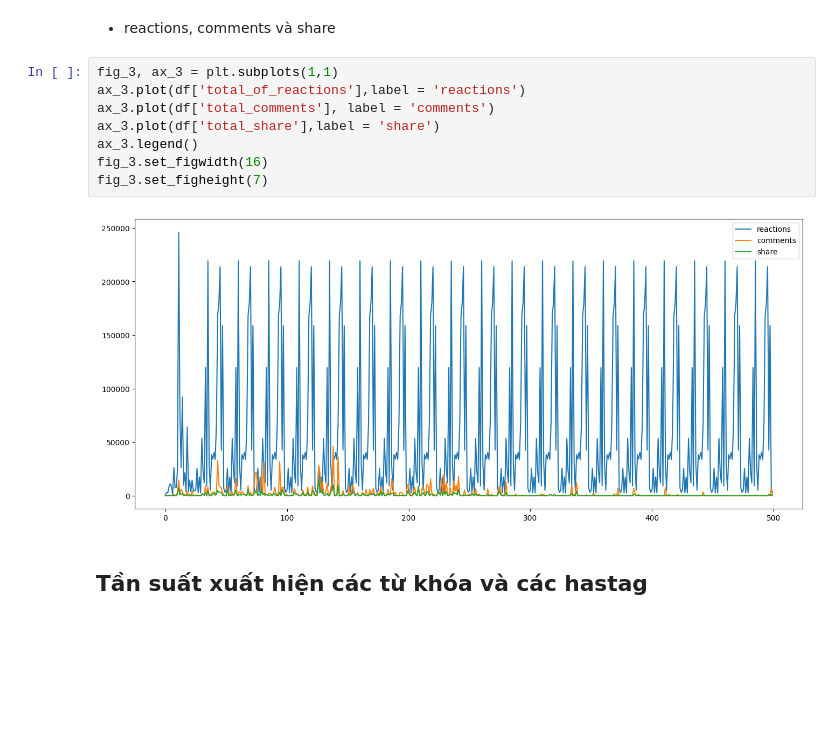
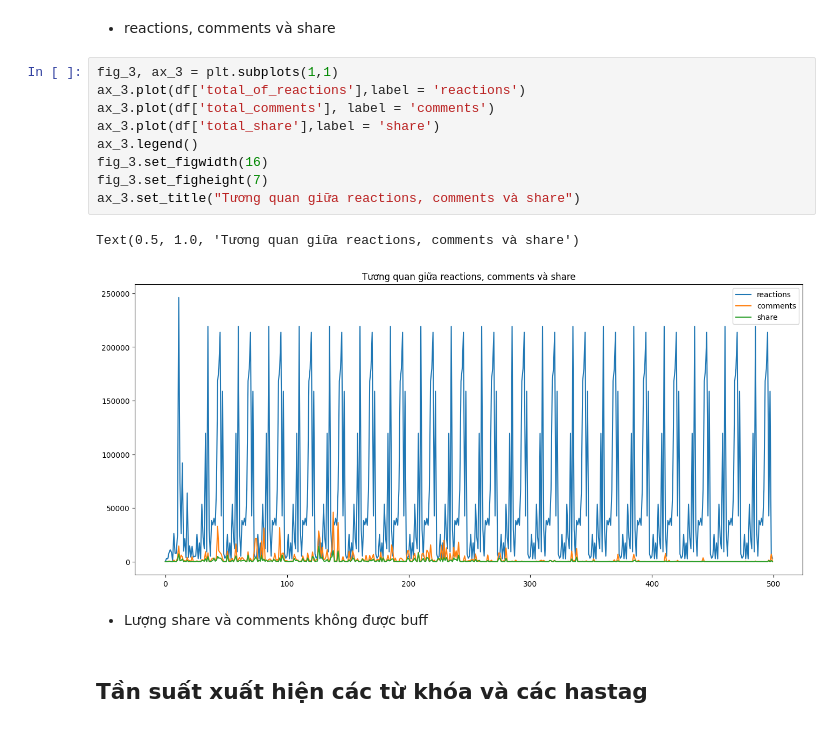
Before and after one commit to VuThanhDat14122004/big, a Jupyter notebook: analyze.ipynb, the cells around one changed output. Drawn from its saved outputs; the diff is of its cells as text; blank space fills up the shorter version.

```diff
--- a/analyze.ipynb
+++ b/analyze.ipynb
@@ -365,13 +363,17 @@ không như lượng reactions được buff như ở shell trước đó,  lư
 # %%
 fig_3, ax_3 = plt.subplots(1,1)
 ax_3.plot(df['total_of_reactions'],label = 'reactions')
 ax_3.plot(df['total_comments'], label = 'comments')
 ax_3.plot(df['total_share'],label = 'share')
 ax_3.legend()
 fig_3.set_figwidth(16)
 fig_3.set_figheight(7)
+ax_3.set_title("Tương quan giữa reactions, comments và share")
 # %% [output]
+Text(0.5, 1.0, 'Tương quan giữa reactions, comments và share')
-[figure, old version]
+[figure, new version]
+# %% [markdown]
+- Lượng share và comments không được buff
 # %% [markdown]
 ## Tần suất xuất hiện các từ khóa và các hastag
 # %% [markdown]
```
Also changed, not shown: parts of 12 cells of this notebook.
